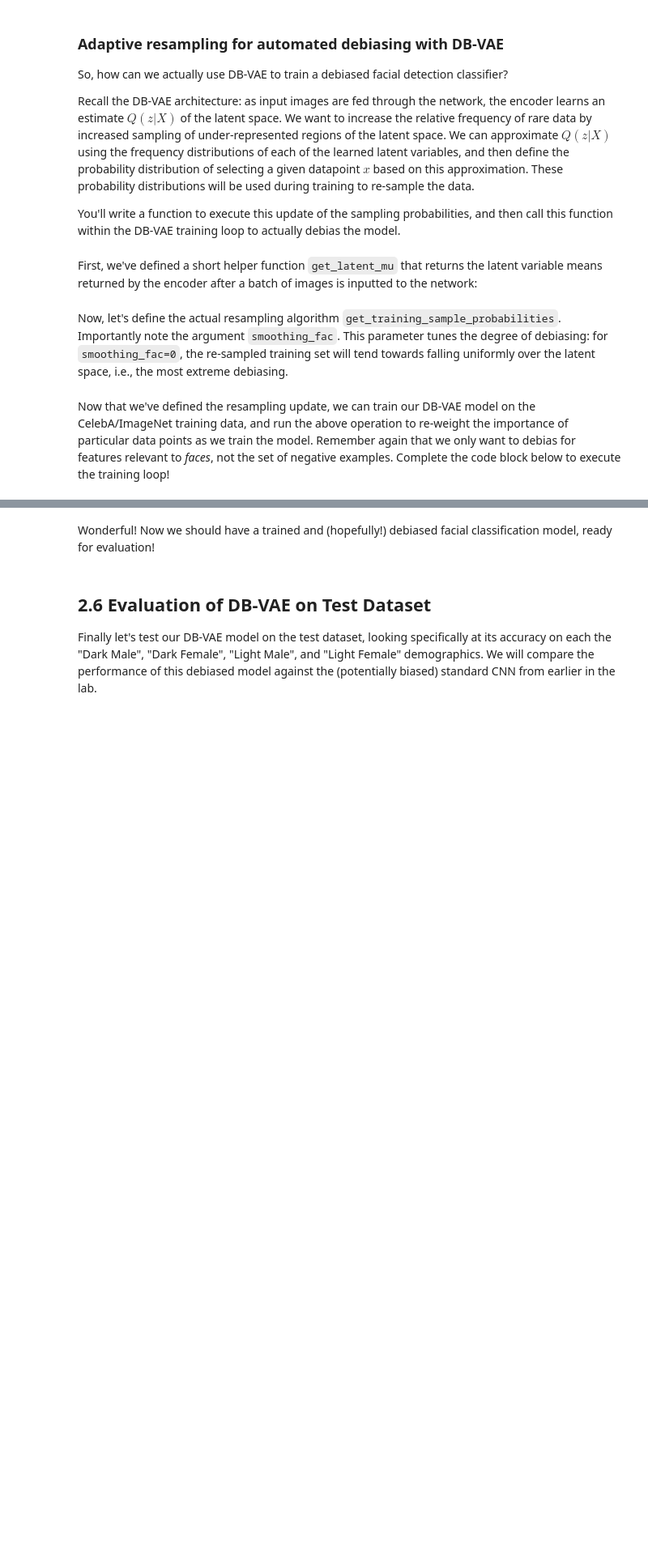
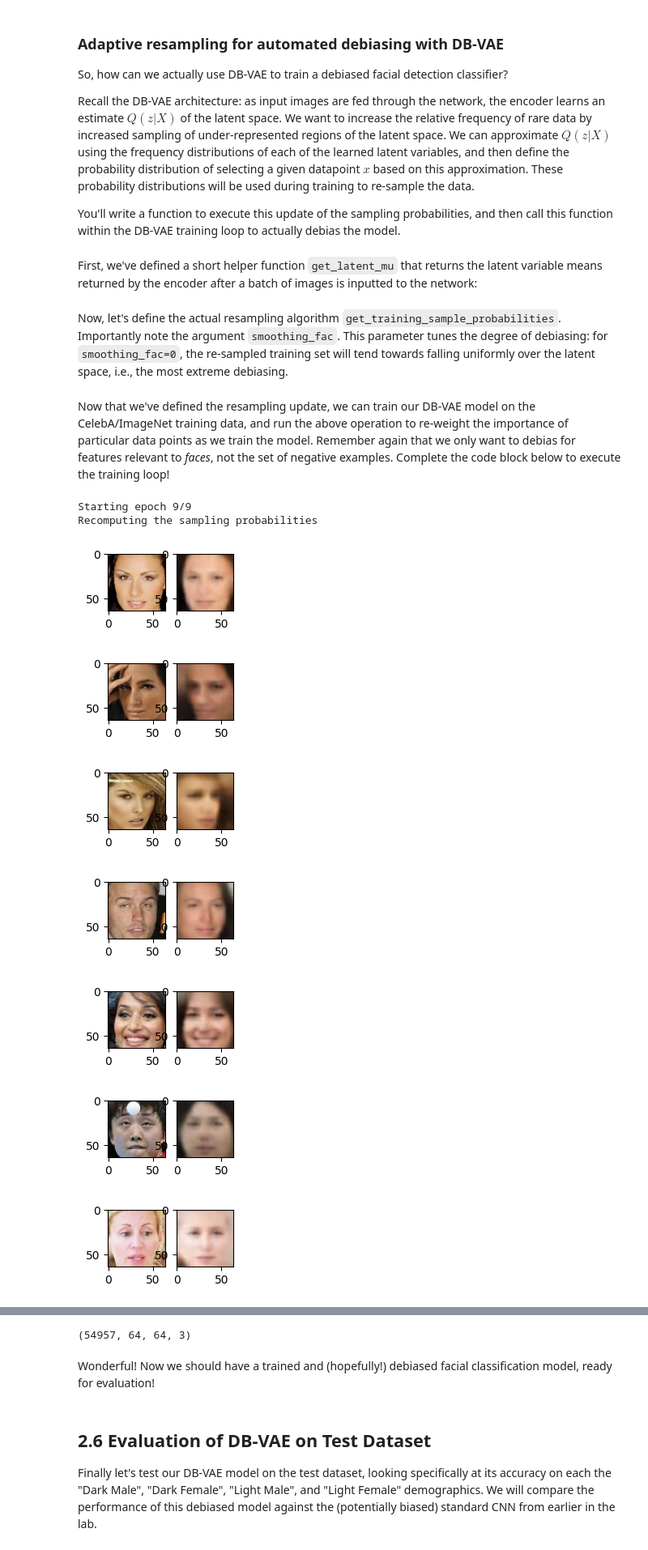
Before and after one commit to zhanmusigis2/Dive_into-deeplearning, a Jupyter notebook: lab2/PT_Part2_Debiasing.ipynb, the cells around one changed output, grey strips where cells are left out. Shown at 81% size. Cells and saved outputs as stored; diff of their text form; code cells hidden in the pictures; blank space fills up the shorter version.

```diff
--- a/lab2/PT_Part2_Debiasing.ipynb
+++ b/lab2/PT_Part2_Debiasing.ipynb
@@ -497,7 +493,7 @@ def sampling(z_mean, z_logsigma):
 
     # # TODO: Define the reparameterization computation!
     # # Note the equation is given in the text block immediately above.
-    z = z_mean+torch.exp(0.5*z_logsigma)*eps
+    z = z_mean+torch.exp(z_logsigma)*eps
 
     return z
 # %% [markdown]
@@ -551,11 +547,11 @@ Let's write a function to define the DB-VAE loss function:
 """
 def debiasing_loss_function(x, x_pred, y, y_logit, mu, logsigma):
     # TODO: call the relevant function to obtain VAE loss
-    vae_loss = vae_loss_function(x,x_pred,mu,2*logsigma) # TODO
+    vae_loss = vae_loss_function(x,x_pred,mu,logsigma)
 
     # TODO: define the classification loss using binary_cross_entropy
     # https://pytorch.org/docs/stable/generated/torch.nn.functional.binary_cross_entropy_with_logits.html
-    classification_loss = torch.nn.functional.binary_cross_entropy_with_logits(y_logit,y)
+    classification_loss = nn.functional.binary_cross_entropy_with_logits(y_logit,y)
 
     # Use the training data labels to create variable face_indicator:
     #   indicator that reflects which training data are images of faces
@@ -564,7 +560,8 @@ def debiasing_loss_function(x, x_pred, y, y_logit, mu, logsigma):
 
     # TODO: define the DB-VAE total loss! Use torch.mean to average over all
     # samples
-    total_loss = classification_loss + torch.mean(face_indicator*vae_loss)
+    num=face_indicator.sum().item()
+    total_loss = (vae_loss*face_indicator).sum()/num +classification_loss if num!=0 else classification_loss
 
     return total_loss, classification_loss
 # %% [markdown]
@@ -697,7 +694,7 @@ class DB_VAE(nn.Module):
     # VAE reparameterization: given a mean and logsigma, sample latent variables
     def reparameterize(self, z_mean, z_logsigma):
         # TODO: call the sampling function defined above
-        z = sampling(z_mean,z_logsigma) # TODO
+        z = sampling(z_mean,z_logsigma)
         return z
 
     # Decode the latent space and output reconstruction
@@ -712,10 +709,10 @@ class DB_VAE(nn.Module):
         y_logit, z_mean, z_logsigma = self.encode(x)
 
         # TODO: reparameterization
-        z = # TODO
+        z = self.reparameterize(z_mean,z_logsigma)
 
         # TODO: reconstruction
-        recon = # TODO
+        recon = self.decode(z)
 
         return y_logit, z_mean, z_logsigma, recon
 
@@ -773,7 +768,7 @@ def get_training_sample_probabilities(images, dbvae, bins=10, smoothing_fac=0.00
     print("Recomputing the sampling probabilities")
 
     # TODO: run the input batch and get the latent variable means
-    mu = get_latent_mu('''TODO''', '''TODO''') # TODO
+    mu = get_latent_mu(images,dbvae) # TODO
 
     # sampling probabilities for the images
     training_sample_p = np.zeros(mu.shape[0], dtype=np.float64)
@@ -793,7 +788,7 @@ def get_training_sample_probabilities(images, dbvae, bins=10, smoothing_fac=0.00
         # TODO: call the digitize function to find which bins in the latent distribution
         #    every data sample falls in to
         # https://docs.scipy.org/doc/numpy-1.13.0/reference/generated/numpy.digitize.html
-        bin_idx = np.digitize('''TODO''', '''TODO''') # TODO
+        bin_idx = np.digitize(latent_distribution,bin_edges) # TODO
 
         # smooth the density function
         hist_smoothed_density = hist_density + smoothing_fac
@@ -803,11 +798,11 @@ def get_training_sample_probabilities(images, dbvae, bins=10, smoothing_fac=0.00
         p = 1.0 / (hist_smoothed_density[bin_idx - 1])
 
         # TODO: normalize all probabilities
-        p = # TODO
+        p = p/p.sum()
 
         # TODO: update sampling probabilities by considering whether the newly
         #     computed p is greater than the existing sampling probabilities.
-        training_sample_p = # TODO
+        training_sample_p = np.maximum(training_sample_p,p)
 
     # final normalization
     training_sample_p /= np.sum(training_sample_p)
@@ -823,7 +818,7 @@ params = dict(
     batch_size=32,
     learning_rate=5e-4,
     latent_dim=100,
-    num_epochs=2,  # DB-VAE needs slightly more epochs to train
+    num_epochs=9,  # DB-VAE needs slightly more epochs to train
 )
 
 experiment = create_experiment("6S191_Lab2_Part2_DBVAE", params)
@@ -839,7 +834,7 @@ def debiasing_train_step(x, y):
     y_logit, z_mean, z_logsigma, x_recon = dbvae(x)
 
     '''TODO: call the DB_VAE loss function to compute the loss'''
-    loss, class_loss = debiasing_loss_function('''TODO arguments''') # TODO
+    loss, class_loss = debiasing_loss_function(x,x_recon,y,y_logit,z_mean,z_logsigma) # TODO
 
     loss.backward()
     optimizer.step()
@@ -851,31 +846,41 @@ def debiasing_train_step(x, y):
 all_faces = loader.get_all_train_faces()
 
 # The training loop -- outer loop iterates over the number of epochs
 step = 0
 for i in range(params["num_epochs"]):
     IPython.display.clear_output(wait=True)
     print("Starting epoch {}/{}".format(i + 1, params["num_epochs"]))
 
     # Recompute data sampling proabilities
     """TODO: recompute the sampling probabilities for debiasing"""
-    p_faces = get_training_sample_probabilities('''TODO''', '''TODO''') # TODO
+    p_faces = get_training_sample_probabilities(all_faces,dbvae) # TODO
 
     # get a batch of training data and compute the training step
     for j in tqdm(range(loader.get_train_size() // params["batch_size"])):
         # load a batch of data
         (x, y) = loader.get_batch(params["batch_size"], p_pos=p_faces)
         x = torch.from_numpy(x).float().to(device)
         y = torch.from_numpy(y).float().to(device)
 
         # loss optimization
         loss = debiasing_train_step(x, y)
         loss_value = loss.detach().cpu().numpy()
         experiment.log_metric("loss", loss_value, step=step)
 
         # plot the progress every 200 steps
         if j % 500 == 0:
             mdl.util.plot_sample(x, y, dbvae, backend="pt")
 
         step += 1
 
 experiment.end()
+# %% [output]
+Starting epoch 9/9
+Recomputing the sampling probabilities
+[figure, added]
+[figure, added]
+[figure, added]
+[figure, added]
+[figure, added]
+[figure, added]
+[figure, added]
@@ -882,3 +904,7 @@ experiment.end()
+# %%
+all_faces.shape
+# %% [output]
+(54957, 64, 64, 3)
 # %% [markdown]
 Wonderful! Now we should have a trained and (hopefully!) debiased facial classification model, ready for evaluation!
 # %% [markdown]
```
Also changed, not shown: parts of 11 cells of this notebook.
